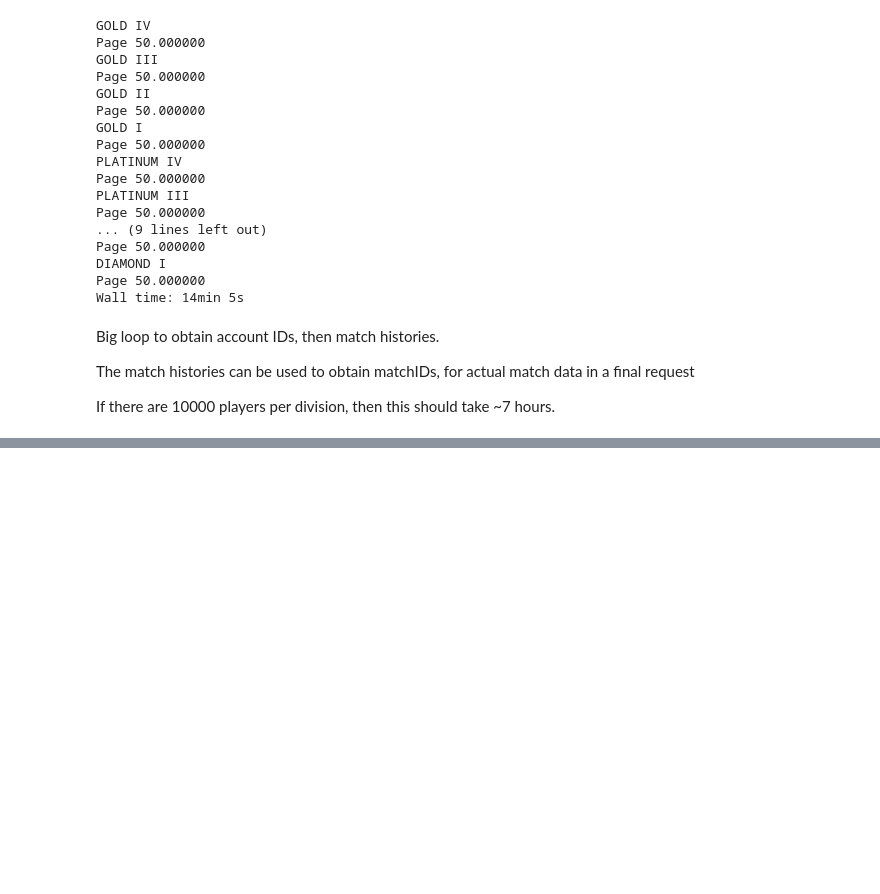
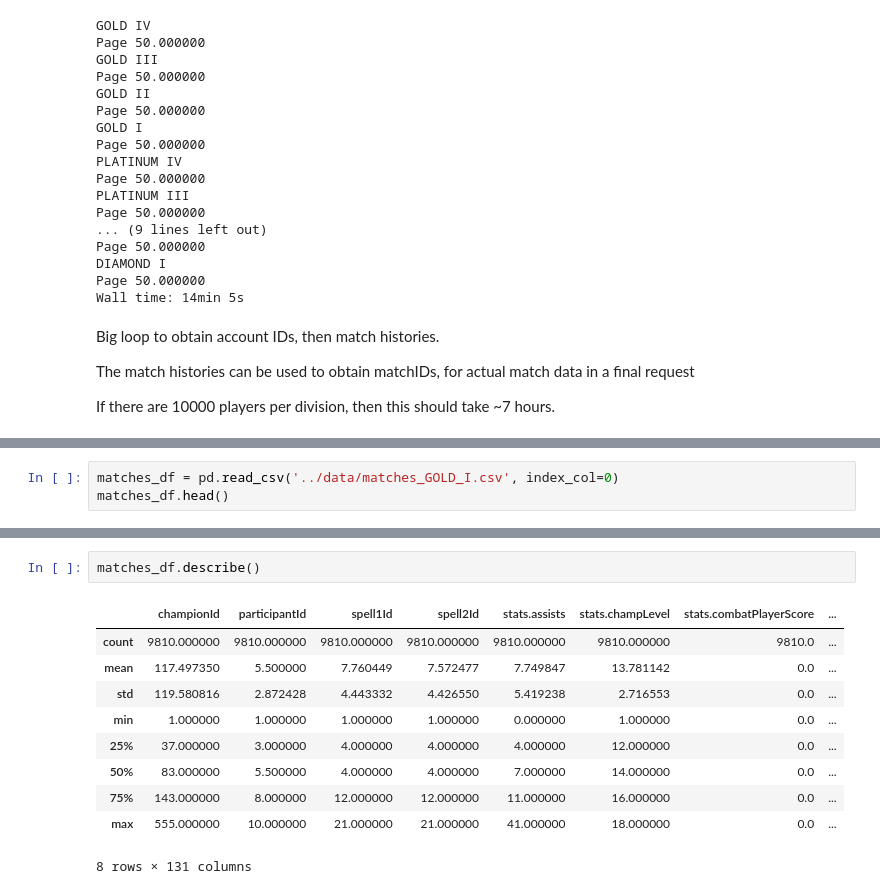
Before and after one commit to salvis2/SpringboardAlvis, a Jupyter notebook: capstone_project_1/further_work/notebooks/capstone_1_further_work_data_wrangling.ipynb, the cells around one changed output, grey strips where cells are left out. Drawn from its saved outputs; the diff is of its cells as text; blank space fills up the shorter version.

```diff
--- a/capstone_project_1/further_work/notebooks/capstone_1_further_work_data_wrangling.ipynb
+++ b/capstone_project_1/further_work/notebooks/capstone_1_further_work_data_wrangling.ipynb
@@ -566,0 +727,3 @@ len(matches_df)
+# %%
+matches_df = pd.read_csv('../data/matches_GOLD_I.csv', index_col=0)
+matches_df.head()
@@ -566,0 +747,13 @@ len(matches_df)
+# %%
+matches_df.describe()
+# %% [output]
+|  | championId | participantId | spell1Id | spell2Id | stats.assists | stats.champLevel | stats.combatPlayerScore | ... |
+| count | 9810.000000 | 9810.000000 | 9810.000000 | 9810.000000 | 9810.000000 | 9810.000000 | 9810.0 | ... |
+| mean | 117.497350 | 5.500000 | 7.760449 | 7.572477 | 7.749847 | 13.781142 | 0.0 | ... |
+| std | 119.580816 | 2.872428 | 4.443332 | 4.426550 | 5.419238 | 2.716553 | 0.0 | ... |
+| min | 1.000000 | 1.000000 | 1.000000 | 1.000000 | 0.000000 | 1.000000 | 0.0 | ... |
+| 25% | 37.000000 | 3.000000 | 4.000000 | 4.000000 | 4.000000 | 12.000000 | 0.0 | ... |
+| 50% | 83.000000 | 5.500000 | 4.000000 | 4.000000 | 7.000000 | 14.000000 | 0.0 | ... |
+| 75% | 143.000000 | 8.000000 | 12.000000 | 12.000000 | 11.000000 | 16.000000 | 0.0 | ... |
+| max | 555.000000 | 10.000000 | 21.000000 | 21.000000 | 41.000000 | 18.000000 | 0.0 | ... |
+8 rows × 131 columns
```
Also changed, not shown: parts of 83 cells of this notebook.
